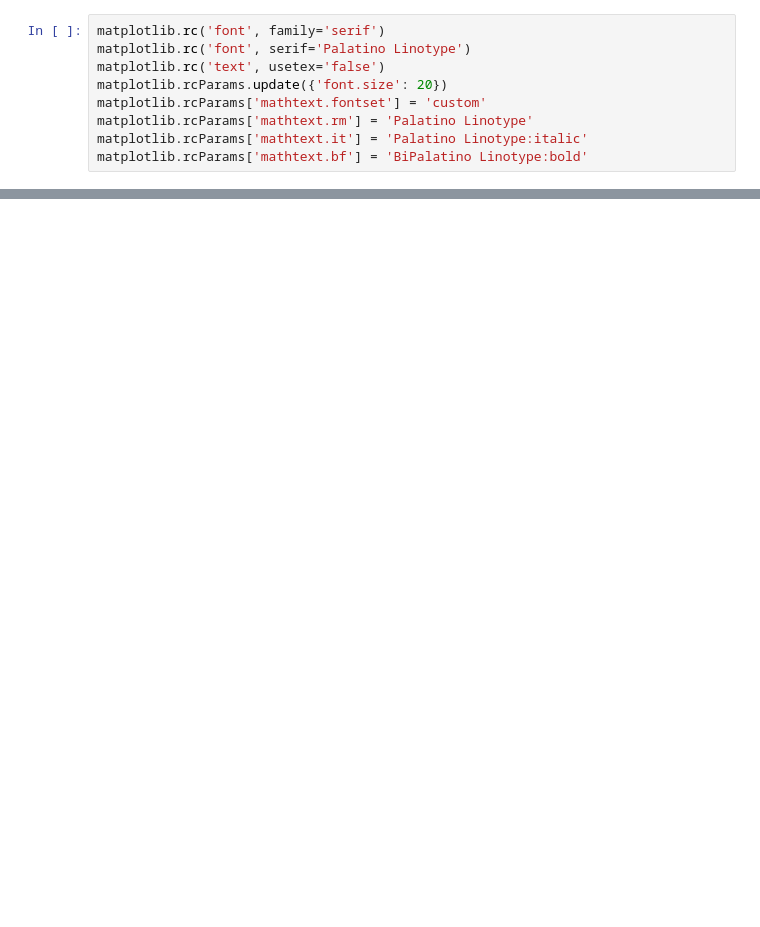
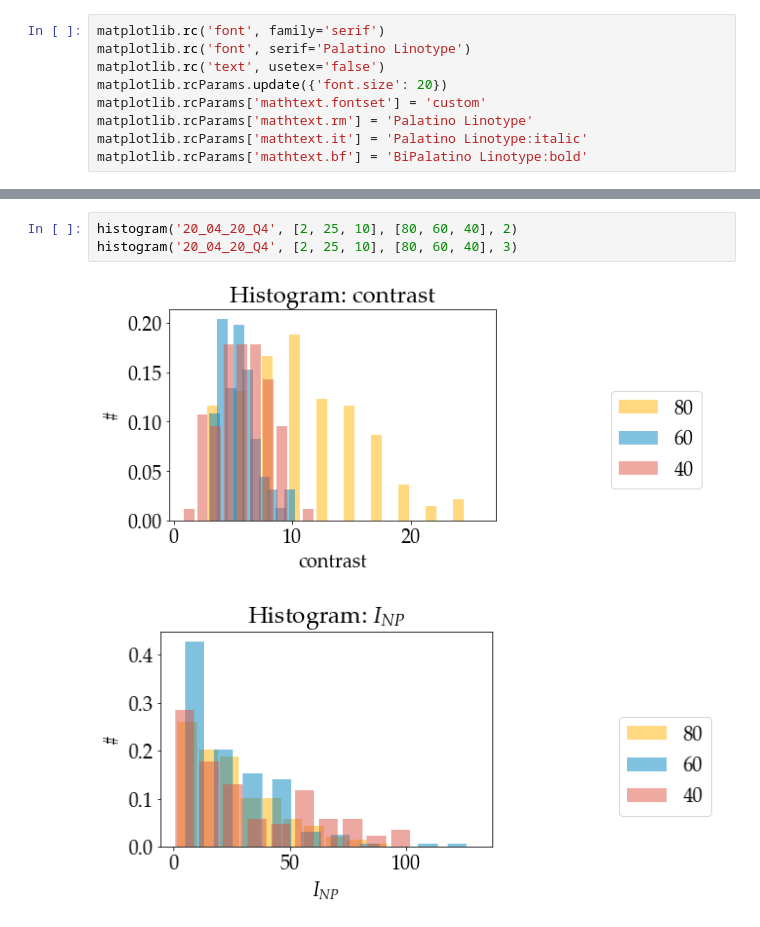
Before and after one commit to Yennda/spr_microscopy, a Jupyter notebook: jup_distributions_of_nps.ipynb, the cells around one changed output, grey strips where cells are left out. Saved outputs shown, nothing was run; the diff lists cells and outputs as text; blank space fills up the shorter version.

```diff
--- a/jup_distributions_of_nps.ipynb
+++ b/jup_distributions_of_nps.ipynb
@@ -58,0 +65,6 @@ _ = ax.hist(
+# %%
+histogram('20_04_20_Q4', [2, 25, 10], [80, 60, 40], 2)
+histogram('20_04_20_Q4', [2, 25, 10], [80, 60, 40], 3)
+# %% [output]
+[figure, added]
+[figure, added]
```
Also changed, not shown: parts of 7 cells of this notebook, 3 other files.
